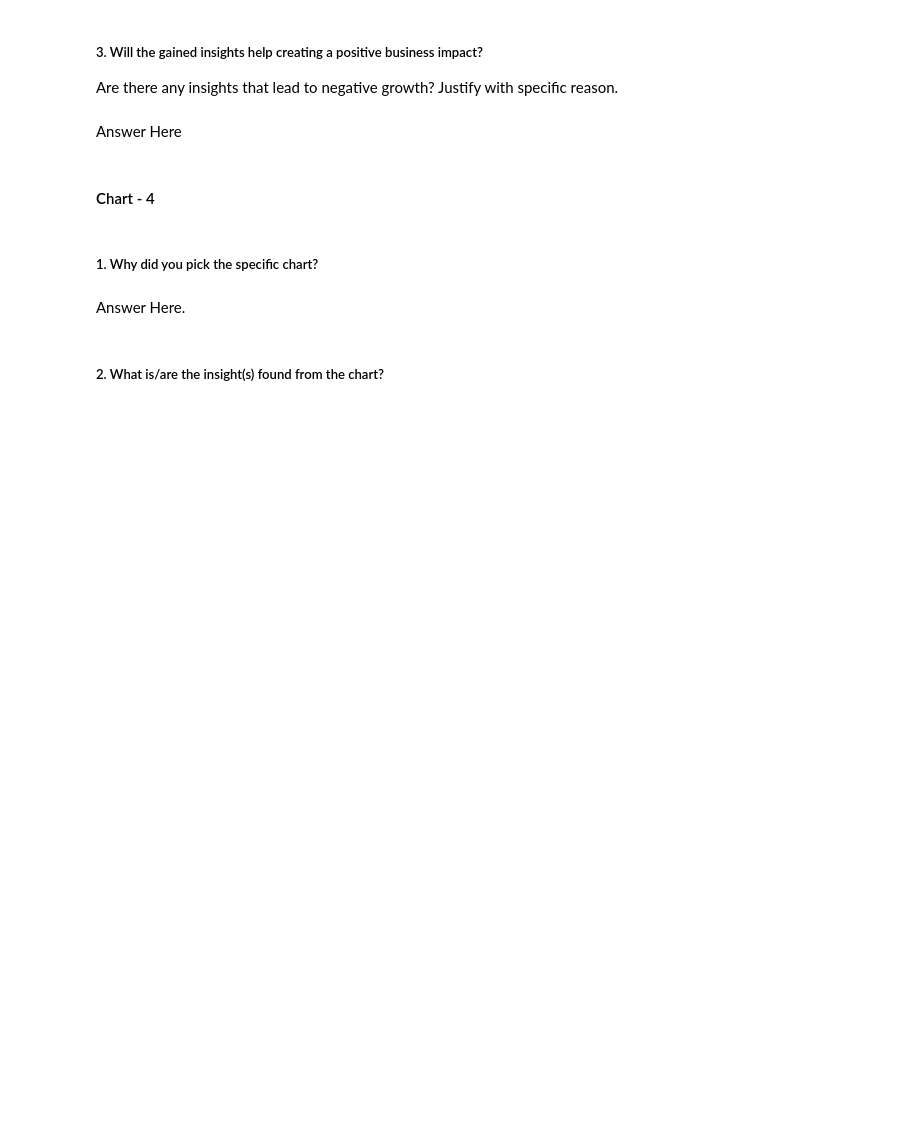
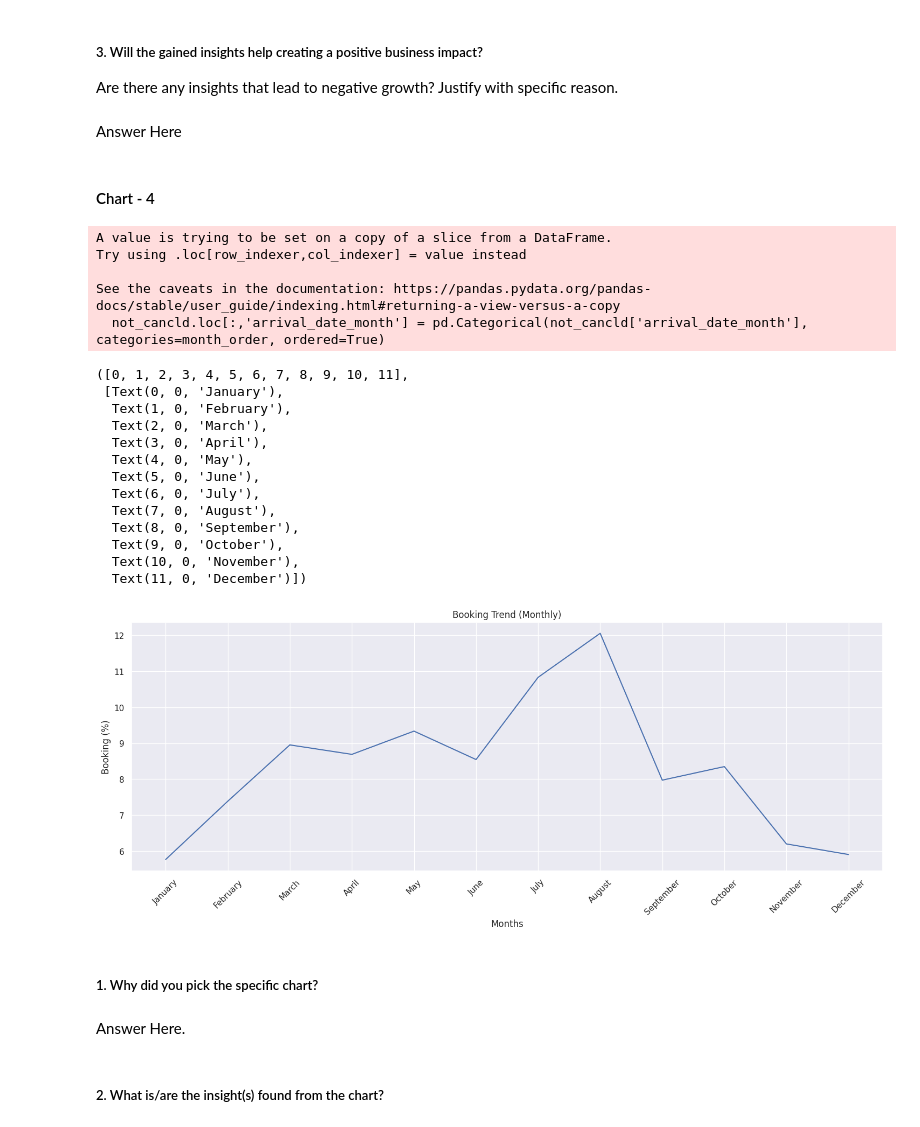
Before and after one commit to aayusharma01/Capstone_Proj, a Jupyter notebook: Hotel_Booking_Analysis.ipynb, the cells around one changed output. Drawn from its saved outputs; the diff is of its cells as text; code cells hidden in the pictures; blank space fills up the shorter version.

```diff
--- a/Hotel_Booking_Analysis.ipynb
+++ b/Hotel_Booking_Analysis.ipynb
@@ -409,3 +418,43 @@ Answer Here
+# %%
+# Chart - 4 visualization code
+
+month_order = ['January', 'February', 'March', 'April', 'May', 'June', 'July', 'August', 'September',
+             'October', 'November', 'December']
+
+not_cancld.loc[:,'arrival_date_month'] = pd.Categorical(not_cancld['arrival_date_month'], categories=month_order, ordered=True)
+
+sorted_months = not_cancld['arrival_date_month'].value_counts().sort_index()
+
+x = sorted_months.index
+y = sorted_months / sorted_months.sum() * 100
+
+sns.set(style='darkgrid')
+sns.lineplot(x=x, y=y)
+sns.set(rc={'figure.figsize':(18,6)})
+plt.xlabel('Months')
+plt.ylabel('Booking (%)')
+plt.title('Booking Trend (Monthly)')
+plt.xticks(rotation=45)
+# %% [output]
+A value is trying to be set on a copy of a slice from a DataFrame.
+Try using .loc[row_indexer,col_indexer] = value instead
+
+See the caveats in the documentation: https://pandas.pydata.org/pandas-docs/stable/user_guide/indexing.html#returning-a-view-versus-a-copy
+  not_cancld.loc[:,'arrival_date_month'] = pd.Categorical(not_cancld['arrival_date_month'], categories=month_order, ordered=True)
+([0, 1, 2, 3, 4, 5, 6, 7, 8, 9, 10, 11],
+ [Text(0, 0, 'January'),
+  Text(1, 0, 'February'),
+  Text(2, 0, 'March'),
+  Text(3, 0, 'April'),
+  Text(4, 0, 'May'),
+  Text(5, 0, 'June'),
+  Text(6, 0, 'July'),
+  Text(7, 0, 'August'),
+  Text(8, 0, 'September'),
+  Text(9, 0, 'October'),
+  Text(10, 0, 'November'),
+  Text(11, 0, 'December')])
+[figure, added]
 # %% [markdown]
 ##### 1. Why did you pick the specific chart?
 # %% [markdown]
```
Also changed, not shown: parts of 16 cells of this notebook.
